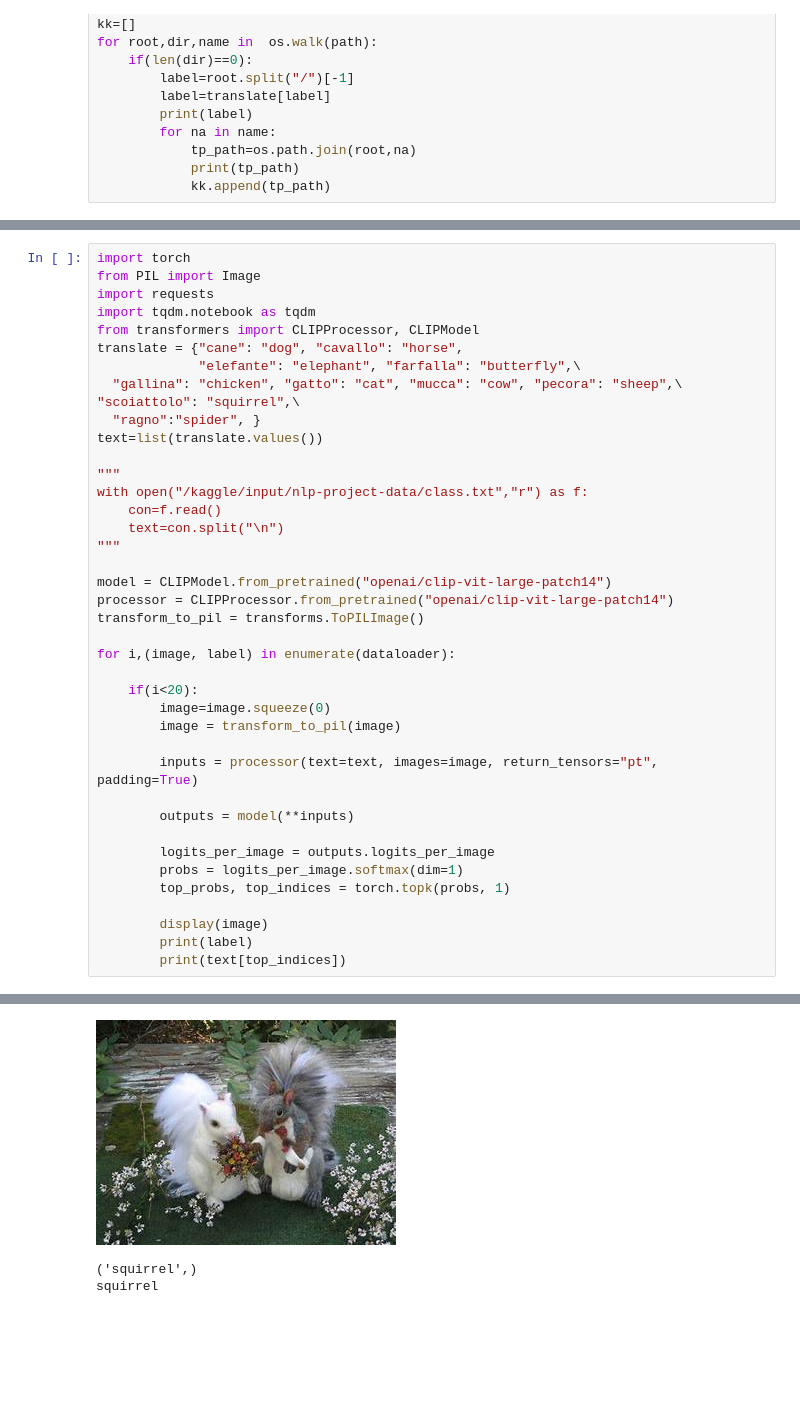
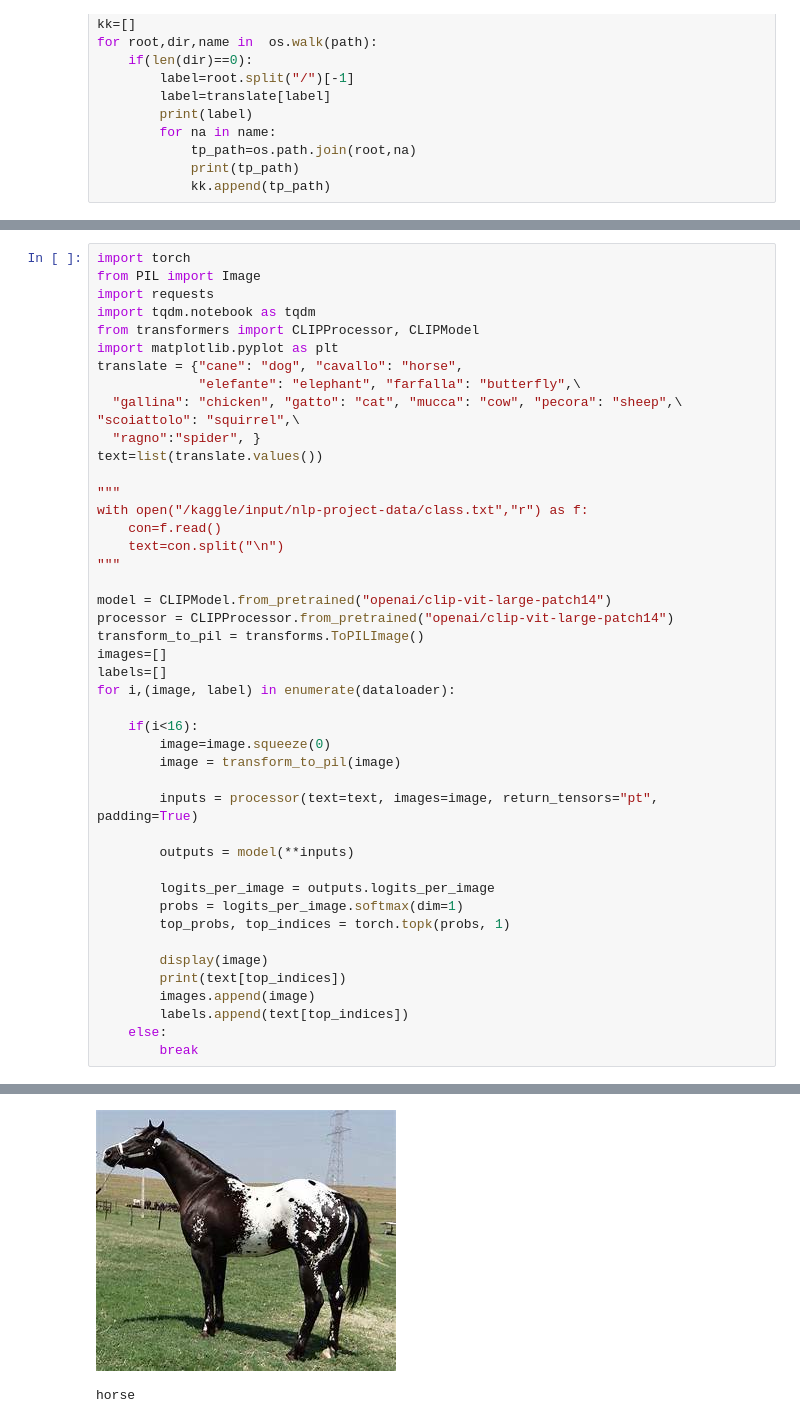
Before and after one commit to sxd66/transformer, a Jupyter notebook: nlp-project.ipynb, the cells around one changed output, grey strips where cells are left out. Saved outputs shown, nothing was run; the diff lists cells and outputs as text; blank space fills up the shorter version.

```diff
--- a/nlp-project.ipynb
+++ b/nlp-project.ipynb
@@ -95,6 +98,7 @@ from PIL import Image
 import requests
 import tqdm.notebook as tqdm
 from transformers import CLIPProcessor, CLIPModel
+import matplotlib.pyplot as plt
 translate = {"cane": "dog", "cavallo": "horse",
              "elefante": "elephant", "farfalla": "butterfly",\
   "gallina": "chicken", "gatto": "cat", "mucca": "cow", "pecora": "sheep",\
@@ -111,10 +115,11 @@ with open("/kaggle/input/nlp-project-data/class.txt","r") as f:
 model = CLIPModel.from_pretrained("openai/clip-vit-large-patch14")
 processor = CLIPProcessor.from_pretrained("openai/clip-vit-large-patch14")
 transform_to_pil = transforms.ToPILImage()
-
+images=[]
+labels=[]
 for i,(image, label) in enumerate(dataloader):
 
-    if(i<20):
+    if(i<16):
         image=image.squeeze(0)
         image = transform_to_pil(image)
 
@@ -127,6 +132,9 @@ for i,(image, label) in enumerate(dataloader):
         top_probs, top_indices = torch.topk(probs, 1)
 
         display(image)
-        print(label)
         print(text[top_indices])
+        images.append(image)
+        labels.append(text[top_indices])
+    else:
+        break
 # %% [output]
@@ -136,3 +144,2 @@ for i,(image, label) in enumerate(dataloader):
-[figure, old version]
+[figure, new version]
-('squirrel',)
-squirrel
+horse
```
Also changed, not shown: parts of 4 cells of this notebook.
